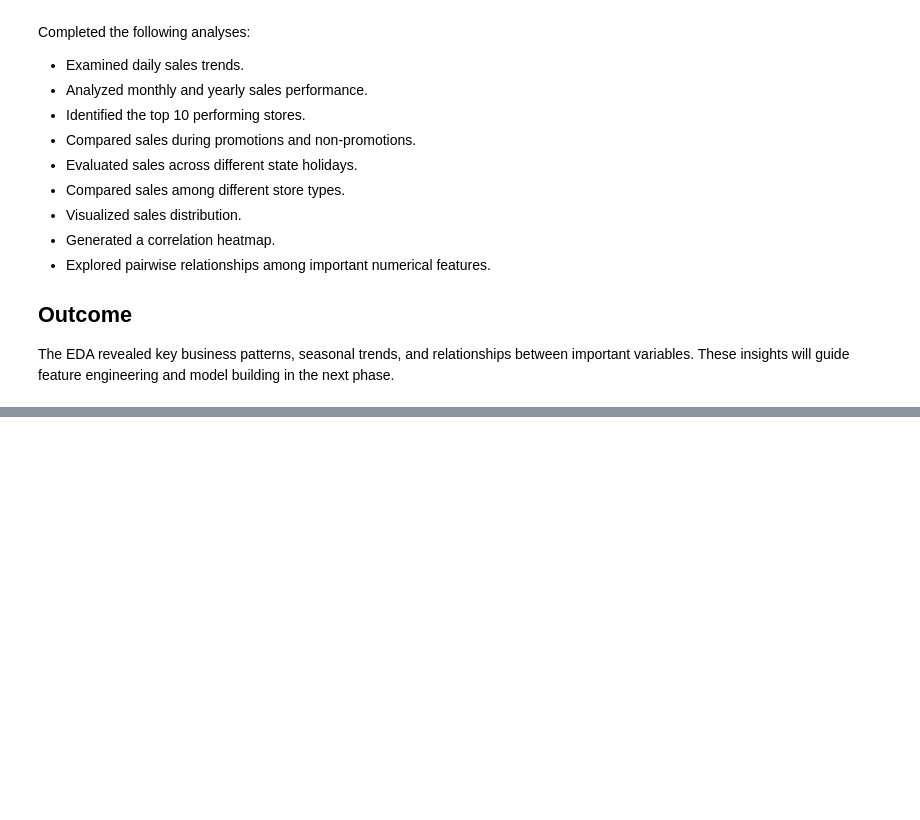
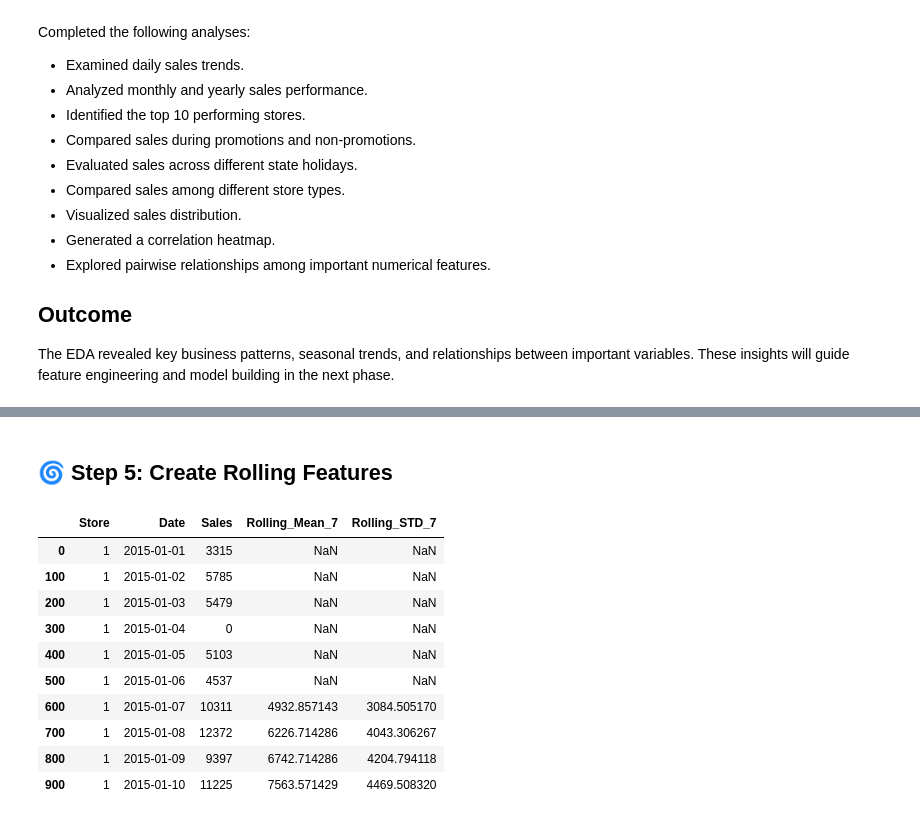
Before and after one commit to ruhile/Sales-Forecasting-Dashboard, a Jupyter notebook: notebooks/Sales_Forecasting.ipynb, the cells around one changed output, grey strips where cells are left out. Cells and saved outputs as stored; diff of their text form; code cells hidden in the pictures; blank space fills up the shorter version.

```diff
--- a/notebooks/Sales_Forecasting.ipynb
+++ b/notebooks/Sales_Forecasting.ipynb
@@ -726,0 +782,26 @@ The EDA revealed key business patterns, seasonal trends, and relationships betwe
+# %% [markdown]
+## 🌀 Step 5: Create Rolling Features
+# %%
+df["Rolling_Mean_7"] = (
+    df.groupby("Store")["Sales"]
+      .transform(lambda x: x.rolling(7).mean())
+)
+
+df["Rolling_STD_7"] = (
+    df.groupby("Store")["Sales"]
+      .transform(lambda x: x.rolling(7).std())
+)
+
+display(df[["Store", "Date", "Sales", "Rolling_Mean_7", "Rolling_STD_7"]].head(10))
+# %% [output]
+|  | Store | Date | Sales | Rolling_Mean_7 | Rolling_STD_7 |
+| 0 | 1 | 2015-01-01 | 3315 | NaN | NaN |
+| 100 | 1 | 2015-01-02 | 5785 | NaN | NaN |
+| 200 | 1 | 2015-01-03 | 5479 | NaN | NaN |
+| 300 | 1 | 2015-01-04 | 0 | NaN | NaN |
+| 400 | 1 | 2015-01-05 | 5103 | NaN | NaN |
+| 500 | 1 | 2015-01-06 | 4537 | NaN | NaN |
+| 600 | 1 | 2015-01-07 | 10311 | 4932.857143 | 3084.505170 |
+| 700 | 1 | 2015-01-08 | 12372 | 6226.714286 | 4043.306267 |
+| 800 | 1 | 2015-01-09 | 9397 | 6742.714286 | 4204.794118 |
+| 900 | 1 | 2015-01-10 | 11225 | 7563.571429 | 4469.508320 |
```
Also changed, not shown: parts of 24 cells of this notebook, 1 other file.
